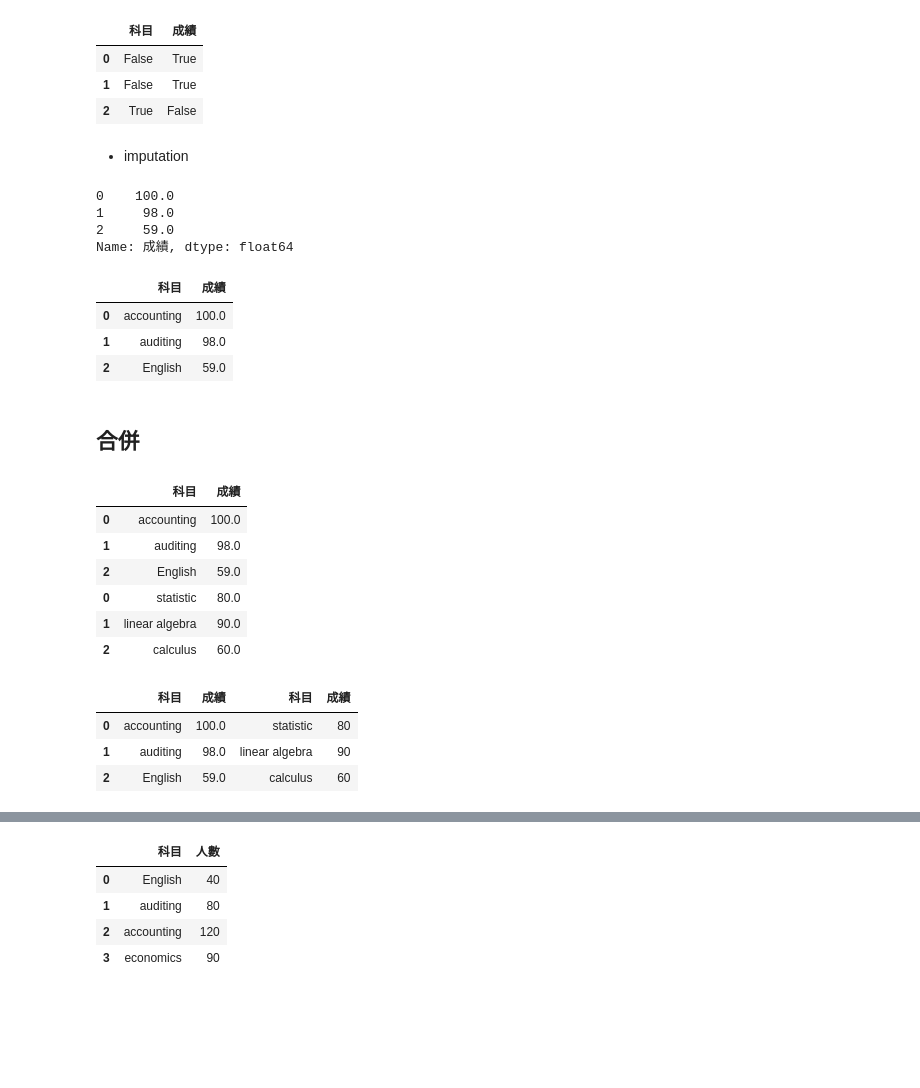
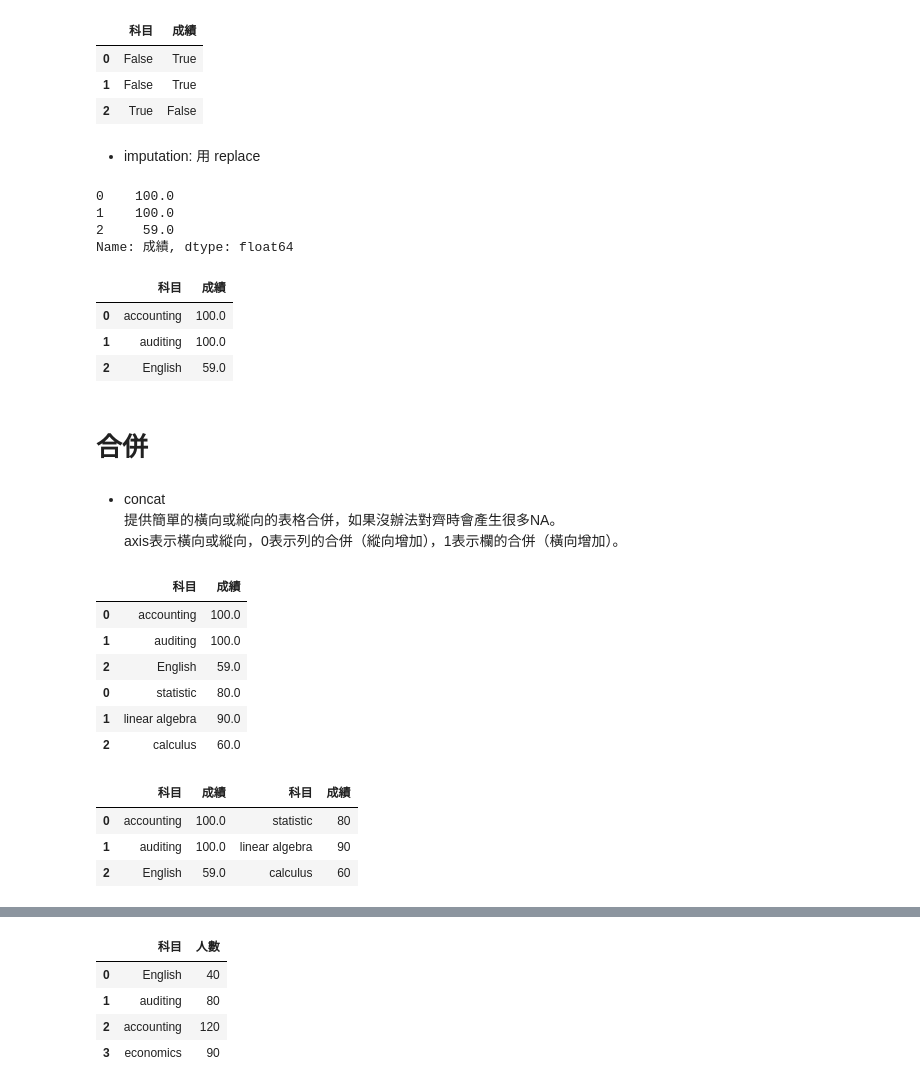
Before and after one commit to 105304039/110statistic_1, a Jupyter notebook: pandas(未完成).ipynb, the cells around one changed output, grey strips where cells are left out. Cells and saved outputs as stored; diff of their text form; code cells hidden in the pictures; blank space fills up the shorter version.

```diff
--- a/pandas(未完成).ipynb
+++ b/pandas(未完成).ipynb
@@ -256,6 +287,6 @@ report[["成績","科目"]]
 # %%
-data_55 = pd.read_csv("rep_na.csv")
-data_55
+rep_na = pd.read_csv("rep_na.csv")
+rep_na
 # %% [output]
 |  | 科目 | 成績 |
 | 0 | accounting | NaN |
@@ -269,40 +300,47 @@ data_55.isna()
 | 1 | False | True |
 | 2 | True | False |
 # %% [markdown]
-* imputation
+* imputation: 用 replace
 # %%
-data_55["成績"].replace({np.nan:[100,98]})
+# 【例】叫出有空值的欄位，用replace指定np.nan為某些值
+
+import numpy as np
+rep_na["成績"].replace({np.nan:[100,100]})
 # %% [output]
 0    100.0
-1     98.0
+1    100.0
 2     59.0
 Name: 成績, dtype: float64
 # %%
-import numpy as np
-data_55["科目"] = data_55["科目"].replace({np.nan:"English"})
-data_55["成績"] = data_55["成績"].replace({np.nan:[100,98]})
-data_55
+# 記得assign回本來的欄位
+rep_na["科目"] = rep_na["科目"].replace({np.nan:"English"})
+rep_na["成績"] = rep_na["成績"].replace({np.nan:[100,100]})
+rep_na
 # %% [output]
 |  | 科目 | 成績 |
 | 0 | accounting | 100.0 |
-| 1 | auditing | 98.0 |
+| 1 | auditing | 100.0 |
 | 2 | English | 59.0 |
 # %% [markdown]
-## 合併
+# 合併
+# %% [markdown]
+* concat<br>
+提供簡單的橫向或縱向的表格合併，如果沒辦法對齊時會產生很多NA。<br>
+axis表示橫向或縱向，0表示列的合併（縱向增加），1表示欄的合併（橫向增加）。
 # %%
-pd.concat([data_55,report])  # , axis= 0
+pd.concat([rep_na,report], axis= 0)
 # %% [output]
 |  | 科目 | 成績 |
 | 0 | accounting | 100.0 |
-| 1 | auditing | 98.0 |
+| 1 | auditing | 100.0 |
 | 2 | English | 59.0 |
 | 0 | statistic | 80.0 |
 | 1 | linear algebra | 90.0 |
 | 2 | calculus | 60.0 |
 # %%
-pd.concat([data_55,report], axis= 1)
+pd.concat([rep_na,report], axis= 1)
 # %% [output]
 |  | 科目 | 成績 | 科目 | 成績 |
 | 0 | accounting | 100.0 | statistic | 80 |
-| 1 | auditing | 98.0 | linear algebra | 90 |
+| 1 | auditing | 100.0 | linear algebra | 90 |
 | 2 | English | 59.0 | calculus | 60 |
```
Also changed, not shown: parts of 80 cells of this notebook.
